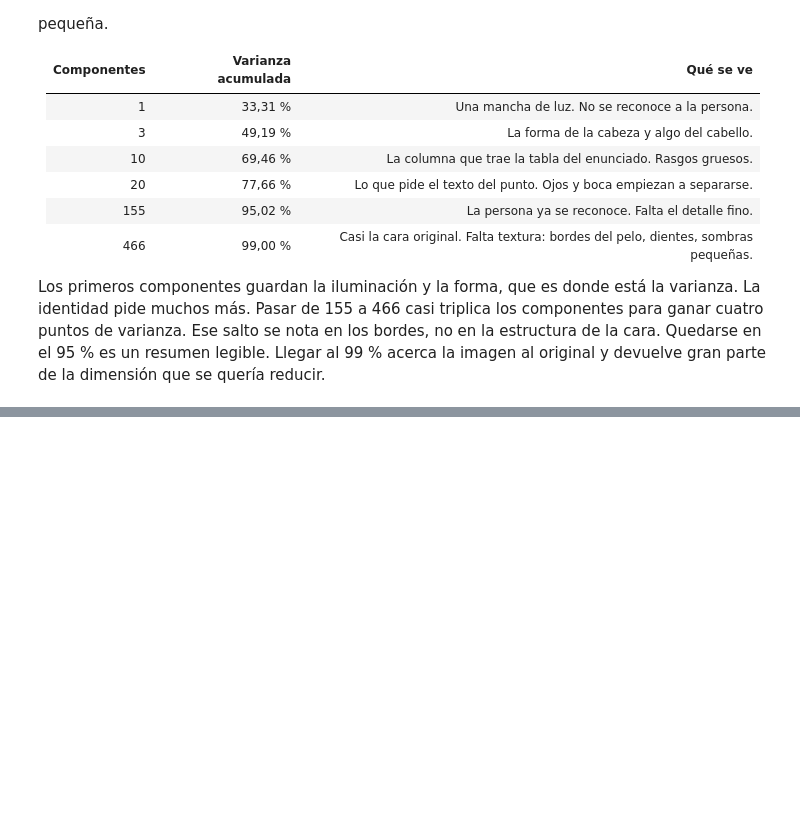
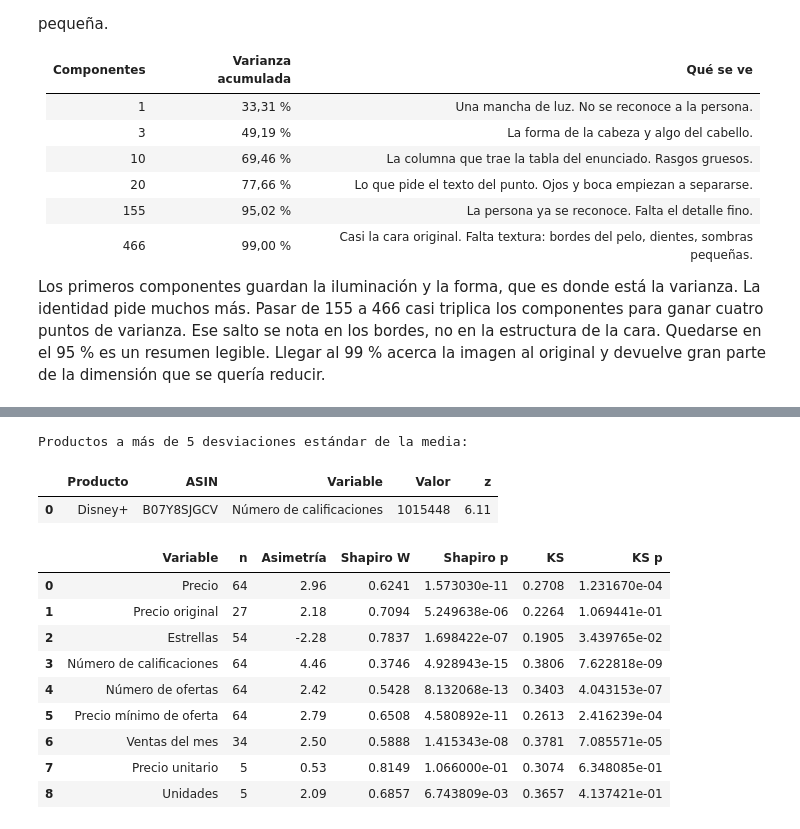
Before and after one commit to malejaDev/MachineLearning1, a Jupyter notebook: tarea1/src/notebook/tarea1.ipynb, the cells around one changed output, grey strips where cells are left out. Cells and saved outputs as stored; diff of their text form; code cells hidden in the pictures; blank space fills up the shorter version.

Commit message:
feat: añadir análisis de productos de Amazon al notebook de tarea1, actualizar README con nueva sección y archivo de datos. Actualización con punto 5 terminado

```diff
--- a/tarea1/src/notebook/tarea1.ipynb
+++ b/tarea1/src/notebook/tarea1.ipynb
@@ -1454,0 +1557,67 @@ Los primeros componentes guardan la iluminación y la forma, que es donde está
+# %%
+fig = make_subplots(rows=3, cols=3, subplot_titles=list(numericas.values()))
+for indice, columna in enumerate(numericas):
+    fila, columna_figura = divmod(indice, 3)
+    fig.add_trace(
+        go.Histogram(x=productos[columna].dropna(), marker_color="#0B3A66", showlegend=False),
+        row=fila + 1,
+        col=columna_figura + 1,
+    )
+fig.update_layout(
+    title="Histogramas de variables numericas",
+    template="plotly_white",
+    height=860,
+    margin=dict(t=80),
+)
+fig.show()
+
+filas = []
+for columna, nombre in numericas.items():
+    serie = productos[columna].dropna()
+    if len(serie) < 2 or serie.std(ddof=1) == 0:
+        continue
+    zeta = (productos[columna] - serie.mean()) / serie.std(ddof=1)
+    for posicion in productos.index[zeta.abs() > 5]:
+        filas.append({
+            "Producto": productos.at[posicion, "product_title"],
+            "ASIN": productos.at[posicion, "asin"],
+            "Variable": nombre,
+            "Valor": productos.at[posicion, columna],
+            "z": round(float(zeta.at[posicion]), 2),
+        })
+atipicos = pd.DataFrame(filas)
+print("Productos a más de 5 desviaciones estándar de la media:")
+display(atipicos if len(atipicos) else "Ninguno")
+
+pruebas = []
+for columna, nombre in numericas.items():
+    serie = productos[columna].dropna().to_numpy(dtype=float)
+    if len(serie) < 3:
+        continue
+    shapiro_w, shapiro_p = stats.shapiro(serie)
+    estandar = (serie - serie.mean()) / serie.std(ddof=1)
+    kolmogorov = stats.kstest(estandar, "norm")
+    pruebas.append({
+        "Variable": nombre,
+        "n": len(serie),
+        "Asimetría": round(float(pd.Series(serie).skew()), 2),
+        "Shapiro W": round(float(shapiro_w), 4),
+        "Shapiro p": float(shapiro_p),
+        "KS": round(float(kolmogorov.statistic), 4),
+        "KS p": float(kolmogorov.pvalue),
+    })
+display(pd.DataFrame(pruebas))
+# %% [output]
+Productos a más de 5 desviaciones estándar de la media:
+|  | Producto | ASIN | Variable | Valor | z |
+| 0 | Disney+ | B07Y8SJGCV | Número de calificaciones | 1015448 | 6.11 |
+|  | Variable | n | Asimetría | Shapiro W | Shapiro p | KS | KS p |
+| 0 | Precio | 64 | 2.96 | 0.6241 | 1.573030e-11 | 0.2708 | 1.231670e-04 |
+| 1 | Precio original | 27 | 2.18 | 0.7094 | 5.249638e-06 | 0.2264 | 1.069441e-01 |
+| 2 | Estrellas | 54 | -2.28 | 0.7837 | 1.698422e-07 | 0.1905 | 3.439765e-02 |
+| 3 | Número de calificaciones | 64 | 4.46 | 0.3746 | 4.928943e-15 | 0.3806 | 7.622818e-09 |
+| 4 | Número de ofertas | 64 | 2.42 | 0.5428 | 8.132068e-13 | 0.3403 | 4.043153e-07 |
+| 5 | Precio mínimo de oferta | 64 | 2.79 | 0.6508 | 4.580892e-11 | 0.2613 | 2.416239e-04 |
+| 6 | Ventas del mes | 34 | 2.50 | 0.5888 | 1.415343e-08 | 0.3781 | 7.085571e-05 |
+| 7 | Precio unitario | 5 | 0.53 | 0.8149 | 1.066000e-01 | 0.3074 | 6.348085e-01 |
+| 8 | Unidades | 5 | 2.09 | 0.6857 | 6.743809e-03 | 0.3657 | 4.137421e-01 |
```
Also changed, not shown: parts of 21 cells of this notebook, 4 other files.
